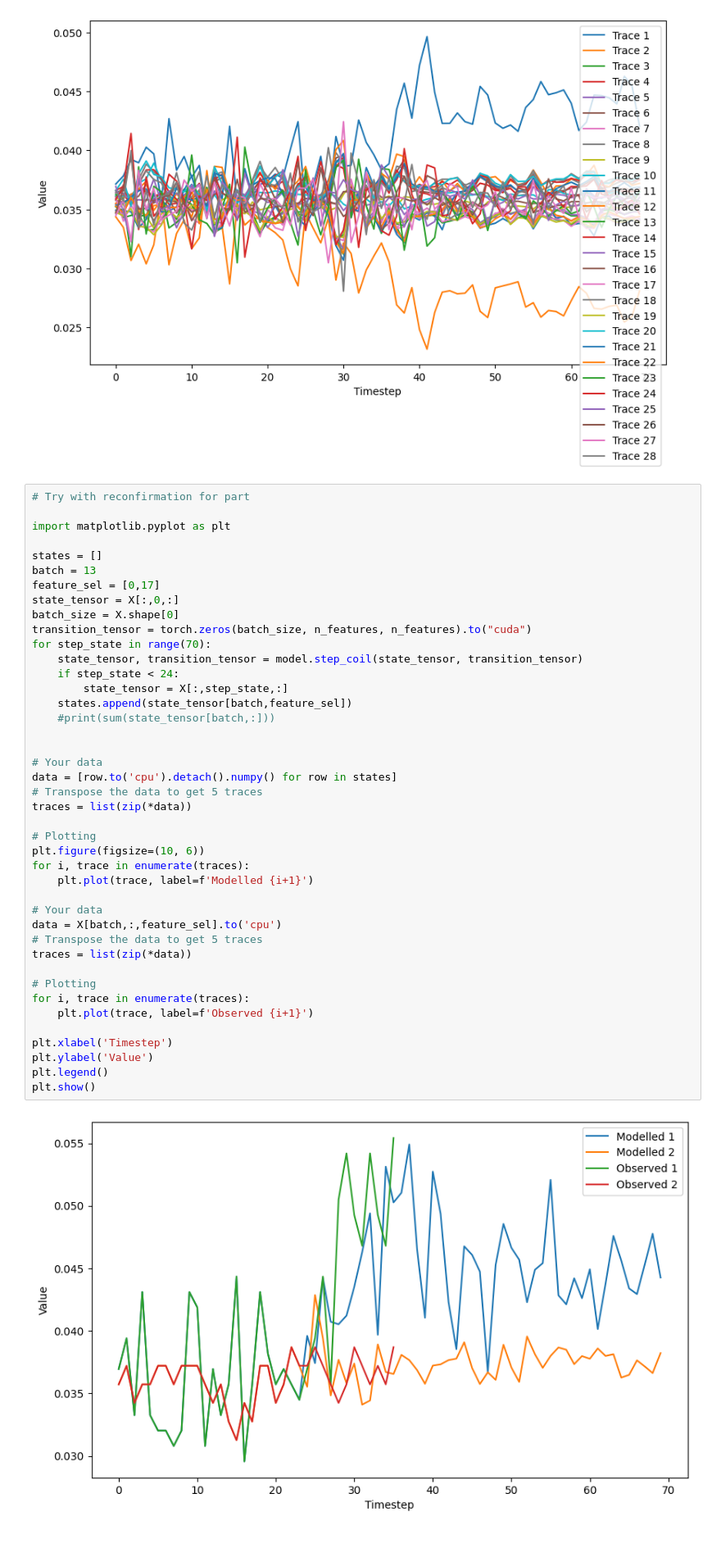
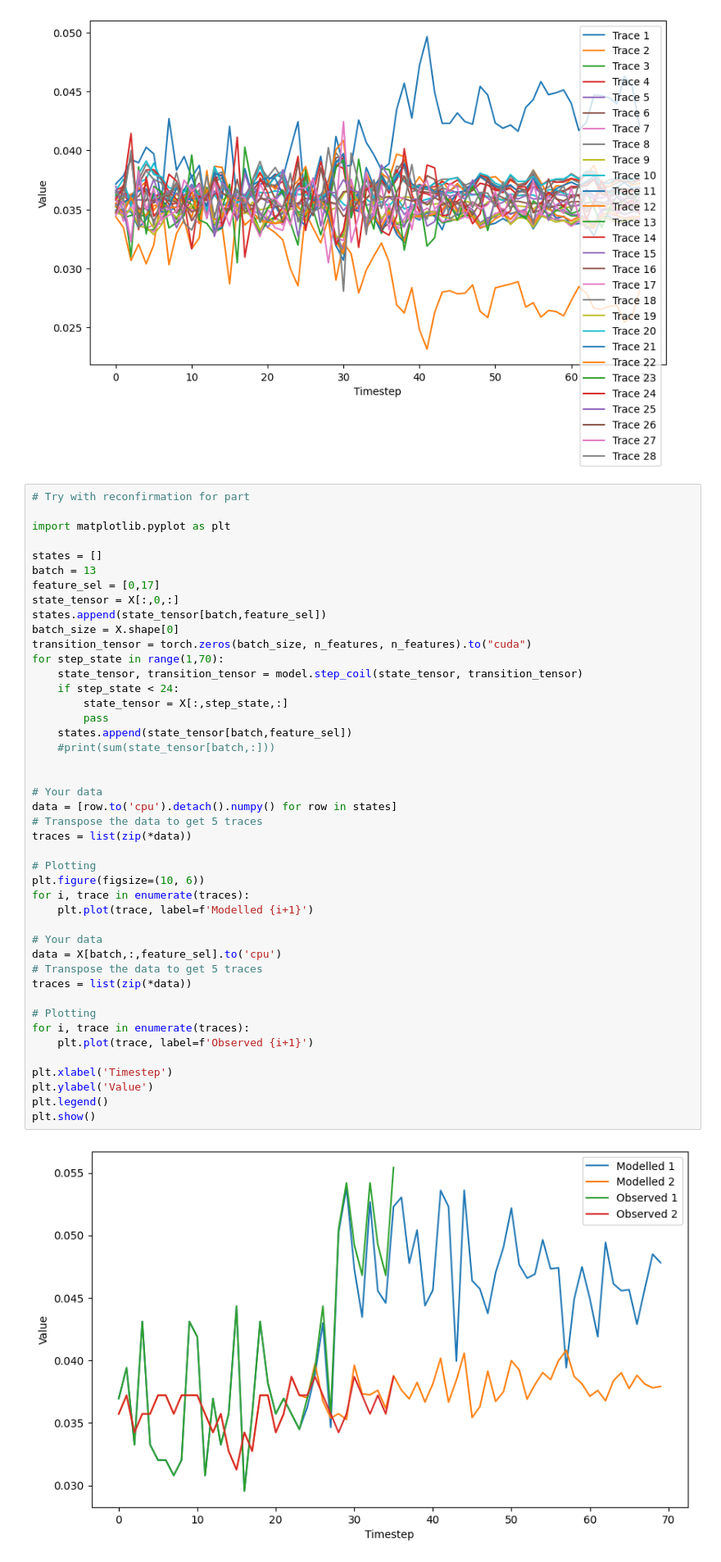
Before and after one commit to ap0phasi/coilsPy, a Jupyter notebook: dev/coil_normalization/coilnorm_dev3.ipynb, the cells around one changed output. Shown: that part at 82% size. Cells and saved outputs as stored; diff of their text form.

Commit message:
Correction to prediction plotting
Prediction plotting was reconfirming state, but was using X[:,0,:] twice, which messed up the transition matrices. It looks good now.

```diff
--- a/dev/coil_normalization/coilnorm_dev3.ipynb
+++ b/dev/coil_normalization/coilnorm_dev3.ipynb
@@ -469,38 +469,40 @@ states = []
 batch = 13
 feature_sel = [0,17]
 state_tensor = X[:,0,:]
+states.append(state_tensor[batch,feature_sel])
 batch_size = X.shape[0]
 transition_tensor = torch.zeros(batch_size, n_features, n_features).to("cuda")
-for step_state in range(70):
+for step_state in range(1,70):
     state_tensor, transition_tensor = model.step_coil(state_tensor, transition_tensor)
     if step_state < 24:
         state_tensor = X[:,step_state,:]
+        pass
     states.append(state_tensor[batch,feature_sel])
     #print(sum(state_tensor[batch,:]))
 
 
 # Your data
 data = [row.to('cpu').detach().numpy() for row in states]
 # Transpose the data to get 5 traces
 traces = list(zip(*data))
 
 # Plotting
 plt.figure(figsize=(10, 6))
 for i, trace in enumerate(traces):
     plt.plot(trace, label=f'Modelled {i+1}')
 
 # Your data
 data = X[batch,:,feature_sel].to('cpu')
 # Transpose the data to get 5 traces
 traces = list(zip(*data))
 
 # Plotting
 for i, trace in enumerate(traces):
     plt.plot(trace, label=f'Observed {i+1}')
 
 plt.xlabel('Timestep')
 plt.ylabel('Value')
 plt.legend()
 plt.show()
 # %% [output]
-[figure, old version]
+[figure, new version]
```
